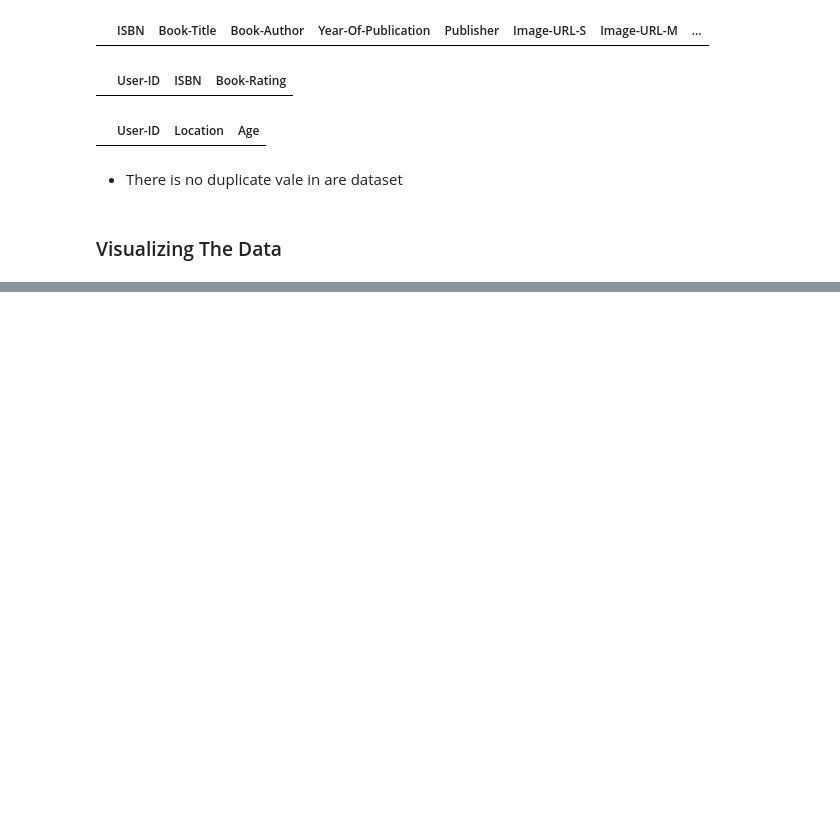
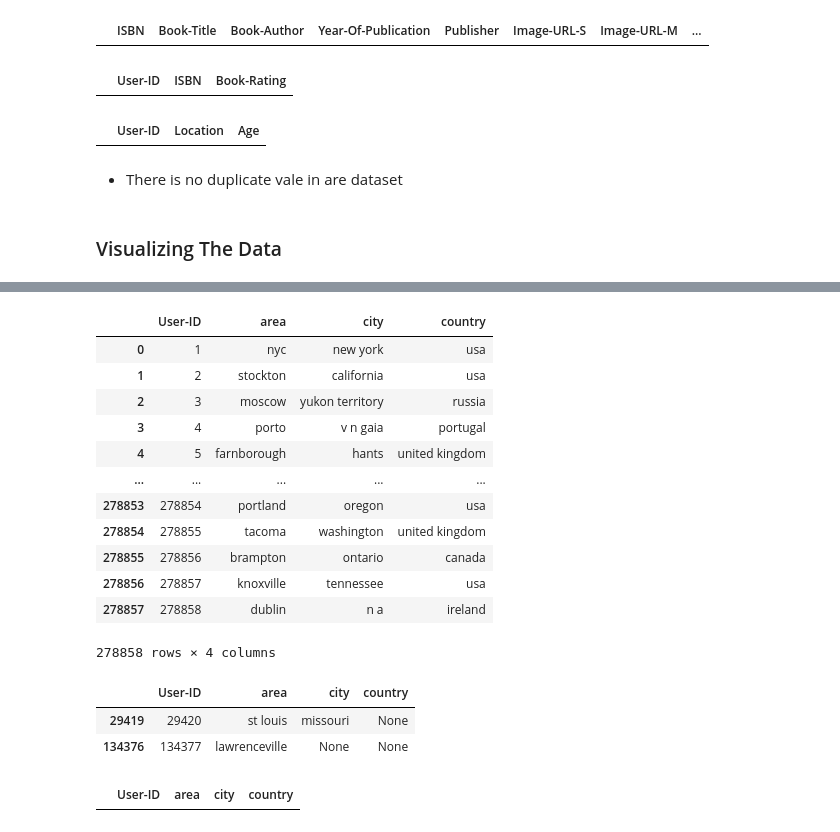
Before and after one commit to kunal-mallick/Book_Recommendation, a Jupyter notebook: Data Preprocessing & EDA/EDA.ipynb, the cells around one changed output, grey strips where cells are left out. Drawn from its saved outputs; the diff is of its cells as text; code cells hidden in the pictures; blank space fills up the shorter version.

```diff
--- a/Data Preprocessing & EDA/EDA.ipynb
+++ b/Data Preprocessing & EDA/EDA.ipynb
@@ -283,0 +290,30 @@ Rating
+# %%
+user_loc = pd.DataFrame({
+    'User-ID' : users_raw['User-ID'],
+    'area' : place['a'],
+    'city' : place['b'],
+    'country' : place['c']
+}
+)
+
+user_loc
+# %% [output]
+|  | User-ID | area | city | country |
+| 0 | 1 | nyc | new york | usa |
+| 1 | 2 | stockton | california | usa |
+| 2 | 3 | moscow | yukon territory | russia |
+| 3 | 4 | porto | v n gaia | portugal |
+| 4 | 5 | farnborough | hants | united kingdom |
+| ... | ... | ... | ... | ... |
+| 278853 | 278854 | portland | oregon | usa |
+| 278854 | 278855 | tacoma | washington | united kingdom |
+| 278855 | 278856 | brampton | ontario | canada |
+| 278856 | 278857 | knoxville | tennessee | usa |
+| 278857 | 278858 | dublin | n a | ireland |
+278858 rows × 4 columns
+# %%
+user_loc[user_loc['country'].isna()]
+# %% [output]
+|  | User-ID | area | city | country |
+| 29419 | 29420 | st louis | missouri | None |
+| 134376 | 134377 | lawrenceville | None | None |
@@ -283,0 +322,4 @@ Rating
+# %%
+user_loc[user_loc['country'].isna()]
+# %% [output]
+|  | User-ID | area | city | country |
```
Also changed, not shown: parts of 14 cells of this notebook, 30 other files.
